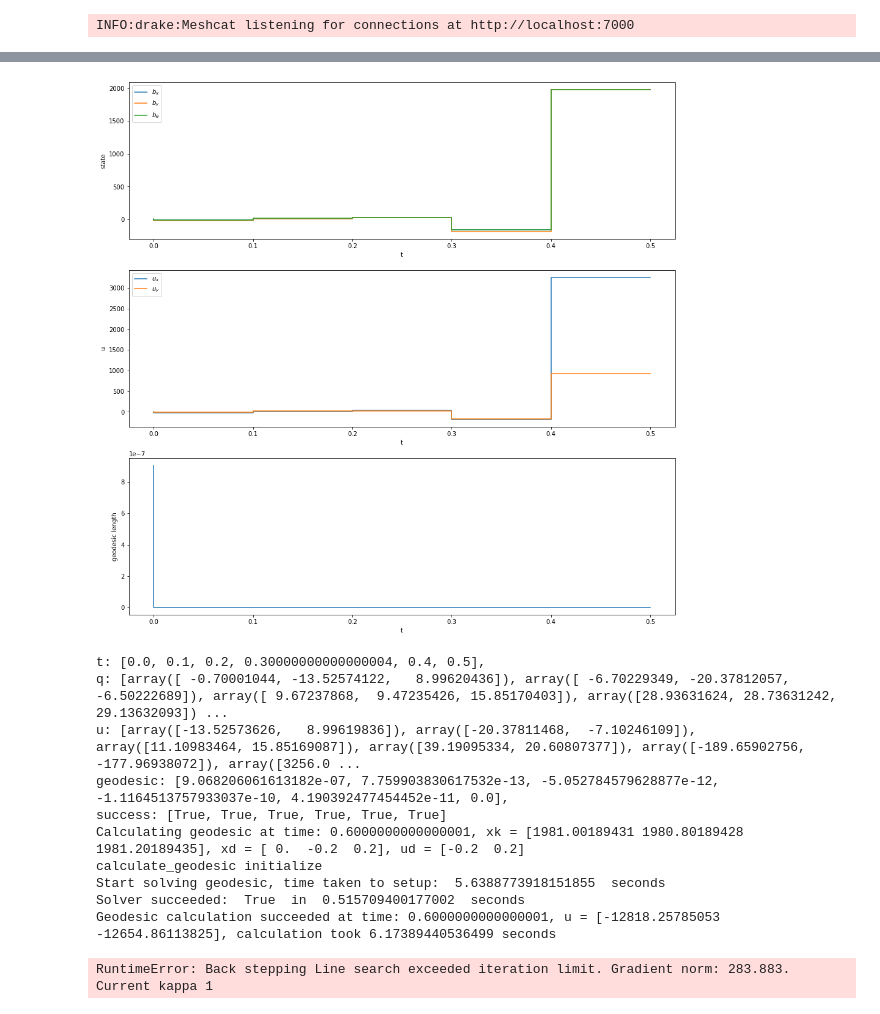
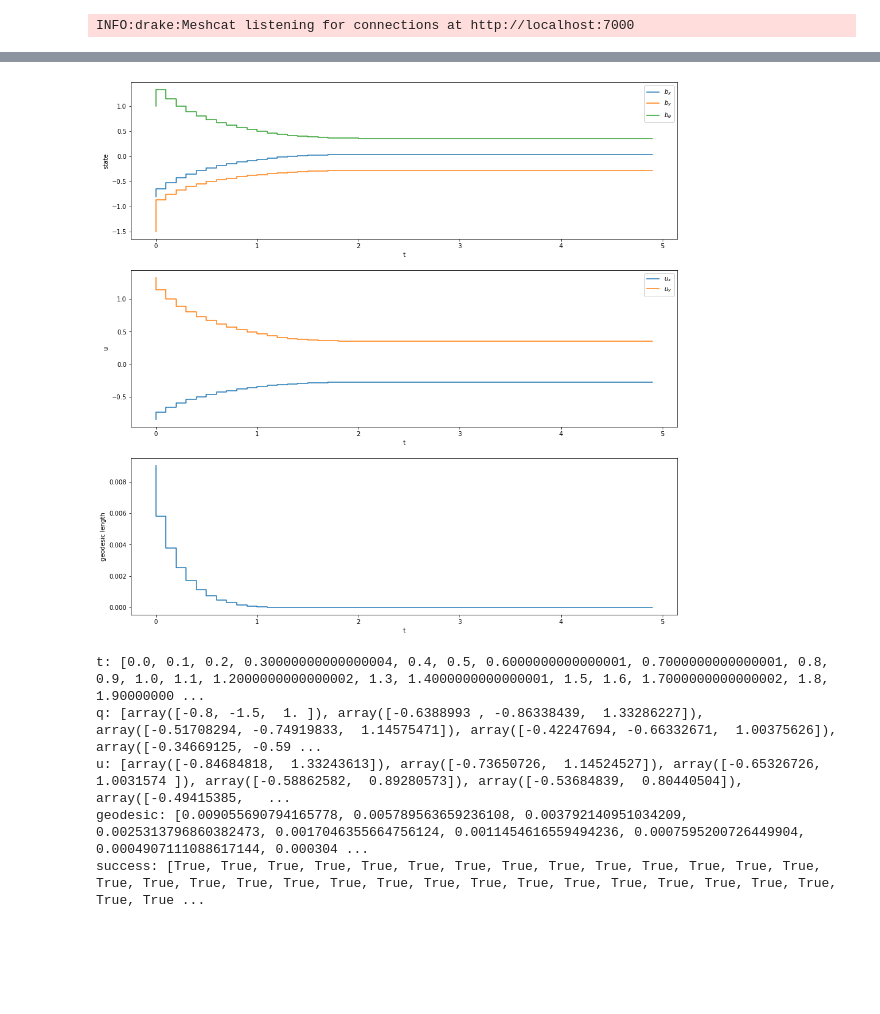
Before and after one commit to shaoyuancc/dccm_quasistatic, a Jupyter notebook: dccm_quasistatic/theory/quasistatic_1d_3spheres.ipynb, the cells around one changed output, grey strips where cells are left out. Saved outputs shown, nothing was run; the diff lists cells and outputs as text; code cells hidden in the pictures; blank space fills up the shorter version.

Commit message:
Fixed three spheres!

```diff
--- a/dccm_quasistatic/theory/quasistatic_1d_3spheres.ipynb
+++ b/dccm_quasistatic/theory/quasistatic_1d_3spheres.ipynb
@@ -43,7 +43,7 @@ class DCCMSystem():
         assert (self._wijc is not None) and (self._lijc is not None), "DCCM has not been calculated"
         print(f"Calculating geodesic at time: {t}, xk = {xk}, xd = {xd}, ud = {ud}")
         start_time = time.time()
-        succeeded, xi, delta_xs, delta_s, geodesic = self.calculate_geodesic(xk, xd)
+        succeeded, xi, delta_xs, delta_s, geodesic = self.calculate_geodesic(xd, xk)
         if not succeeded:
             print(f"Geodesic calculation failed at time: {t}, u = {ud}")
             return ud, geodesic, succeeded
@@ -69,7 +69,7 @@ class DCCMSystem():
             # Get M(xi) by inverting W(xi)
             Mi = np.linalg.inv(Wi)
             # Add marginal control input to u
-            u = u - delta_s[i] * Li @ Mi @ delta_xs[i]
+            u = u + delta_s[i] * Li @ Mi @ delta_xs[i]
 
         print(f"Geodesic calculation succeeded at time: {t}, u = {u}, calculation took {time.time() - start_time} seconds")
 
@@ -265,7 +265,7 @@ class DCCMSystem():
         return result.is_success()
 # %%
 sample_generator_params = SampleGeneratorParams(
-    log_barrier_weight=100,
+    log_barrier_weight=10,
     n_samples=500,
     workspace_radius=1,
     actuated_collision_geomtery_names=["hand::collision"]
@@ -277,7 +277,7 @@ dccm_params = DCCMParams(
     robot_urdf_path=None,
     dim_x=3,
     dim_u=2,
-    deg=6,
+    deg=3,
     beta=0.5,
     n_geodesic_segments=1,
 )
@@ -296,11 +296,11 @@ base_filename = f"samples{sample_generator_params.n_samples}_lbw{sample_generato
 # %% [output]
 INFO:drake:Meshcat listening for connections at http://localhost:7000
 # %%
-sample_generator = SampleGenerator(sample_generator_params, q_sim=q_sim, q_sim_py=q_sim_py, parser=q_parser)
-samples = sample_generator.generate_three_spheres_samples(visualize=False)
+# sample_generator = SampleGenerator(sample_generator_params, q_sim=q_sim, q_sim_py=q_sim_py, parser=q_parser)
+# samples = sample_generator.generate_three_spheres_samples(visualize=False)
 
-dccm_system = DCCMSystem(dccm_params)
-success = dccm_system.calculate_dccm_from_samples(*samples)
-if success:
-    np.save(f"{file_prefix}wijc_{base_filename}", dccm_system._wijc)
-    np.save(f"{file_prefix}lijc_{base_filename}", dccm_system._lijc)
+# dccm_system = DCCMSystem(dccm_params)
+# success = dccm_system.calculate_dccm_from_samples(*samples)
+# if success:
+#     np.save(f"{file_prefix}wijc_{base_filename}", dccm_system._wijc)
+#     np.save(f"{file_prefix}lijc_{base_filename}", dccm_system._lijc)
@@ -351,8 +333,8 @@ wijc:
 # %%
-total_duration_s = 1
+total_duration_s = 5
 
-q = np.array([-0.7, -1.5, 1]) # [box_x, box_y, box_theta, sphere_x, sphere_y]
-q_desired = np.array([0, -0.2, 0.2]) # [box_x, box_y, box_theta, sphere_x, sphere_y]
+q = np.array([-0.8, -1.5, 1]) # [box_x, box_y, box_theta, sphere_x, sphere_y]
+q_desired = np.array([0, -0.3, 0.5]) # [box_x, box_y, box_theta, sphere_x, sphere_y]
 
 q_sim_py.update_mbp_positions_from_vector(q)
 q_sim_py.draw_current_configuration()
@@ -387,45 +369,40 @@ def draw_plot(t, q, u, geodesic):
     axis.set_ylabel('state')
     axis.set_xlabel('t')
 
     axis = axs[1]
     axis.step(t,
             u)
     axis.legend([r'$u_{x}$',r'$u_{y}$'])
     axis.set_ylabel('u')
     axis.set_xlabel('t')
 
     axis = axs[2]
     axis.step(t,
             geodesic)
     axis.set_ylabel('geodesic length')
     axis.set_xlabel('t')
 
     plt.show()
 
 
 for i in range(n_steps):
     t=i*sim_p.h
-    print(f"t: {t_log}, \nq: {q_log}, \nu: {u_log}, \ngeodesic: {geodesic_log}, \nsuccess: {success_log}")
+    t_log.append(t)
+    q_log.append(q)
+
     u, geodesic, success = dccm_system.control_law(q,q_desired,q_desired[-2:], t)
     q = q_sim.calc_dynamics(q, u, sim_p)
     q_sim_py.update_mbp_positions_from_vector(q)
     q_sim_py.draw_current_configuration()
-    t_log.append(t)
-    q_log.append(q)
     u_log.append(u)
     geodesic_log.append(geodesic)
     success_log.append(success)
     draw_plot(t_log, q_log, u_log, geodesic_log)
+    print(f"t: {t_log}, \nq: {q_log}, \nu: {u_log}, \ngeodesic: {geodesic_log}, \nsuccess: {success_log}")
 # %% [output]
-[figure, old version]
+[figure, new version]
-t: [0.0, 0.1, 0.2, 0.30000000000000004, 0.4, 0.5],
-q: [array([ -0.70001044, -13.52574122,   8.99620436]), array([ -6.70229349, -20.37812057,  -6.50222689]), array([ 9.67237868,  9.47235426, 15.85170403]), array([28.93631624, 28.73631242, 29.13632093]) ...
-u: [array([-13.52573626,   8.99619836]), array([-20.37811468,  -7.10246109]), array([11.10983464, 15.85169087]), array([39.19095334, 20.60807377]), array([-189.65902756, -177.96938072]), array([3256.0 ...
-geodesic: [9.068206061613182e-07, 7.759903830617532e-13, -5.052784579628877e-12, -1.1164513757933037e-10, 4.190392477454452e-11, 0.0],
-success: [True, True, True, True, True, True]
-Calculating geodesic at time: 0.6000000000000001, xk = [1981.00189431 1980.80189428 1981.20189435], xd = [ 0.  -0.2  0.2], ud = [-0.2  0.2]
-calculate_geodesic initialize
-Start solving geodesic, time taken to setup:  5.6388773918151855  seconds
-Solver succeeded:  True  in  0.515709400177002  seconds
-Geodesic calculation succeeded at time: 0.6000000000000001, u = [-12818.25785053 -12654.86113825], calculation took 6.17389440536499 seconds
+t: [0.0, 0.1, 0.2, 0.30000000000000004, 0.4, 0.5, 0.6000000000000001, 0.7000000000000001, 0.8, 0.9, 1.0, 1.1, 1.2000000000000002, 1.3, 1.4000000000000001, 1.5, 1.6, 1.7000000000000002, 1.8, 1.90000000 ...
+q: [array([-0.8, -1.5,  1. ]), array([-0.6388993 , -0.86338439,  1.33286227]), array([-0.51708294, -0.74919833,  1.14575471]), array([-0.42247694, -0.66332671,  1.00375626]), array([-0.34669125, -0.59 ...
+u: [array([-0.84684818,  1.33243613]), array([-0.73650726,  1.14524527]), array([-0.65326726,  1.0031574 ]), array([-0.58862582,  0.89280573]), array([-0.53684839,  0.80440504]), array([-0.49415385,   ...
+geodesic: [0.009055690794165778, 0.005789563659236108, 0.003792140951034209, 0.0025313796860382473, 0.0017046355664756124, 0.0011454616559494236, 0.0007595200726449904, 0.0004907111088617144, 0.000304 ...
+success: [True, True, True, True, True, True, True, True, True, True, True, True, True, True, True, True, True, True, True, True, True, True, True, True, True, True, True, True, True, True, True, True ...
-RuntimeError: Back stepping Line search exceeded iteration limit. Gradient norm: 283.883. Current kappa 1
```
Also changed, not shown: parts of 2 cells of this notebook.
